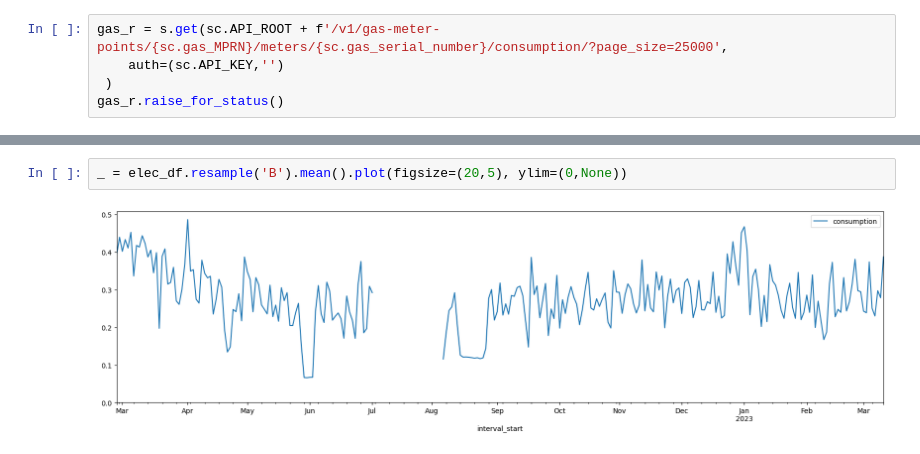
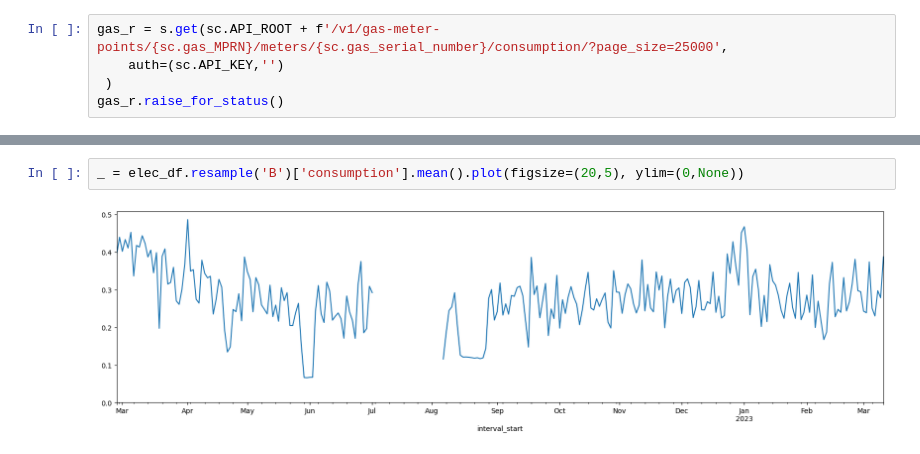
Before and after one commit to gorbynet/EnergyTracker, a Jupyter notebook: initial_workings.ipynb, the cells around one changed output, grey strips where cells are left out. Drawn from its saved outputs; the diff is of its cells as text.

```diff
--- a/initial_workings.ipynb
+++ b/initial_workings.ipynb
@@ -88,4 +106,4 @@ memory usage: 258.8+ KB
 # %%
-_ = elec_df.resample('B').mean().plot(figsize=(20,5), ylim=(0,None))
+_ = elec_df.resample('B')['consumption'].mean().plot(figsize=(20,5), ylim=(0,None))
 # %% [output]
-[figure, old version]
+[figure, new version]
```
Also changed, not shown: parts of 12 cells of this notebook, 2 other files.
